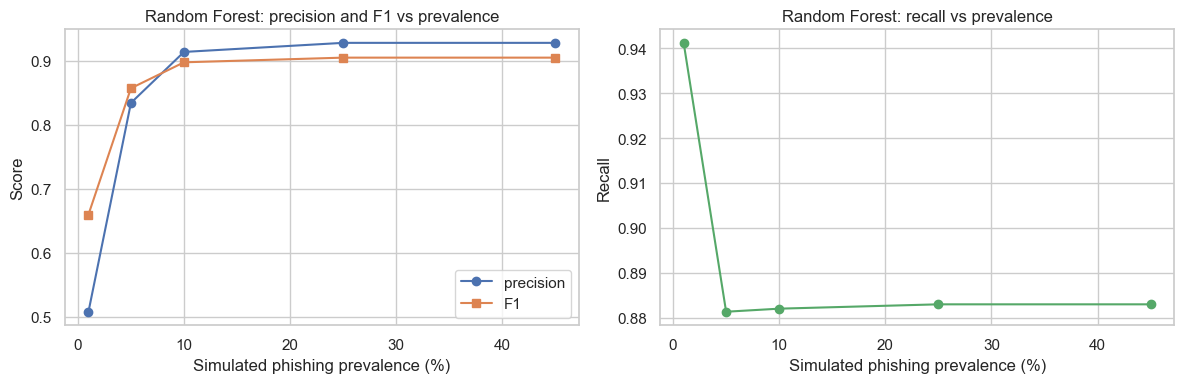
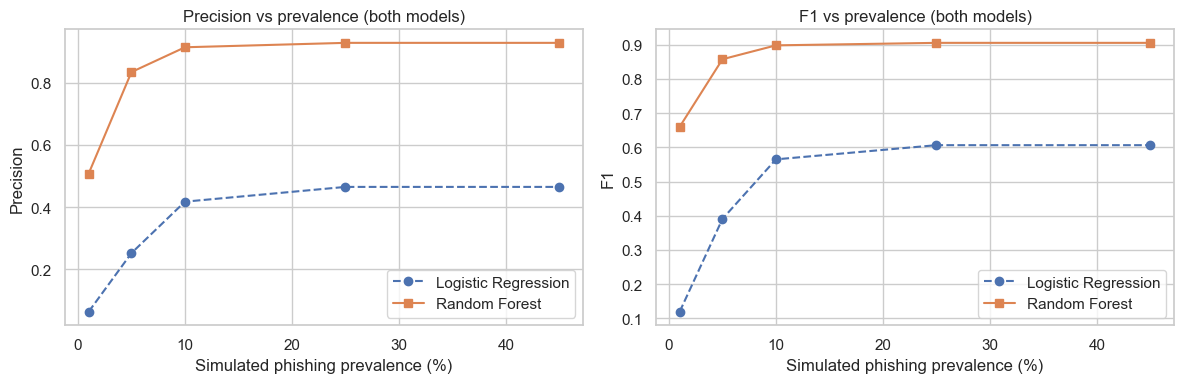
The change to this notebook cell's code, shown as a diff; its figure went from the first image to the second:
--- before
+++ after
@@ -12,22 +12,27 @@
         sweep_rows.append(m)
 
-sweep_df = pd.DataFrame(sweep_rows)
-rf_sweep = sweep_df[sweep_df["model"] == "Random Forest"].sort_values("prevalence")
+sweep_df = pd.DataFrame(sweep_rows).sort_values(["model", "prevalence"])
 
+# Precision and F1 vs prevalence for BOTH models (one line per model)
 fig, axes = plt.subplots(1, 2, figsize=(12, 4))
-axes[0].plot(rf_sweep["prevalence"] * 100, rf_sweep["precision"], "o-", label="precision")
-axes[0].plot(rf_sweep["prevalence"] * 100, rf_sweep["f1"], "s-", label="F1")
+model_styles = {"Logistic Regression": "o--", "Random Forest": "s-"}
+for name, group in sweep_df.groupby("model"):
+    style = model_styles.get(name, "o-")
+    axes[0].plot(group["prevalence"] * 100, group["precision"], style, label=name)
+    axes[1].plot(group["prevalence"] * 100, group["f1"], style, label=name)
+
 axes[0].set_xlabel("Simulated phishing prevalence (%)")
-axes[0].set_ylabel("Score")
-axes[0].set_title("Random Forest: precision and F1 vs prevalence")
+axes[0].set_ylabel("Precision")
+axes[0].set_title("Precision vs prevalence (both models)")
 axes[0].legend()
 
-axes[1].plot(rf_sweep["prevalence"] * 100, rf_sweep["recall"], "o-", color="C2")
 axes[1].set_xlabel("Simulated phishing prevalence (%)")
-axes[1].set_ylabel("Recall")
-axes[1].set_title("Random Forest: recall vs prevalence")
+axes[1].set_ylabel("F1")
+axes[1].set_title("F1 vs prevalence (both models)")
+axes[1].legend()
 plt.tight_layout()
 plt.show()
 
-print("Prevalence sweep - Random Forest (expanded benign pool):")
-display(rf_sweep[["prevalence", "n_pos", "n_total", "precision", "recall", "f1", "roc_auc"]].round(4))
+print("Prevalence sweep - both models (expanded benign pool):")
+sweep_view = sweep_df[["model", "prevalence", "n_pos", "n_total", "precision", "recall", "f1", "roc_auc"]]
+display(sweep_view.set_index(["model", "prevalence"]).round(4))

Commit: showed sweep for lr